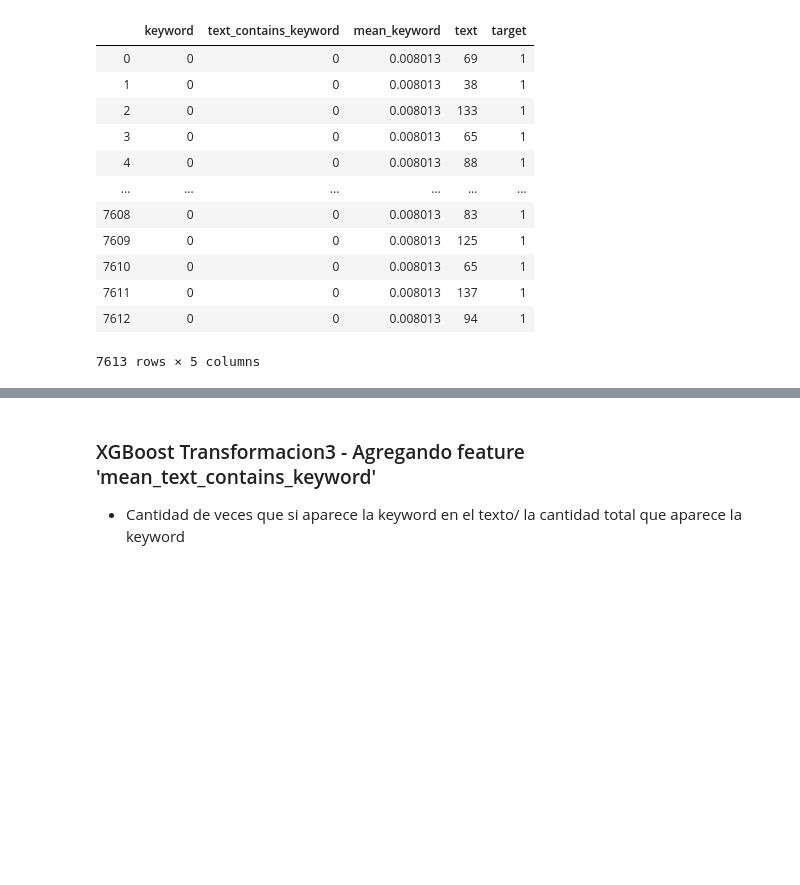
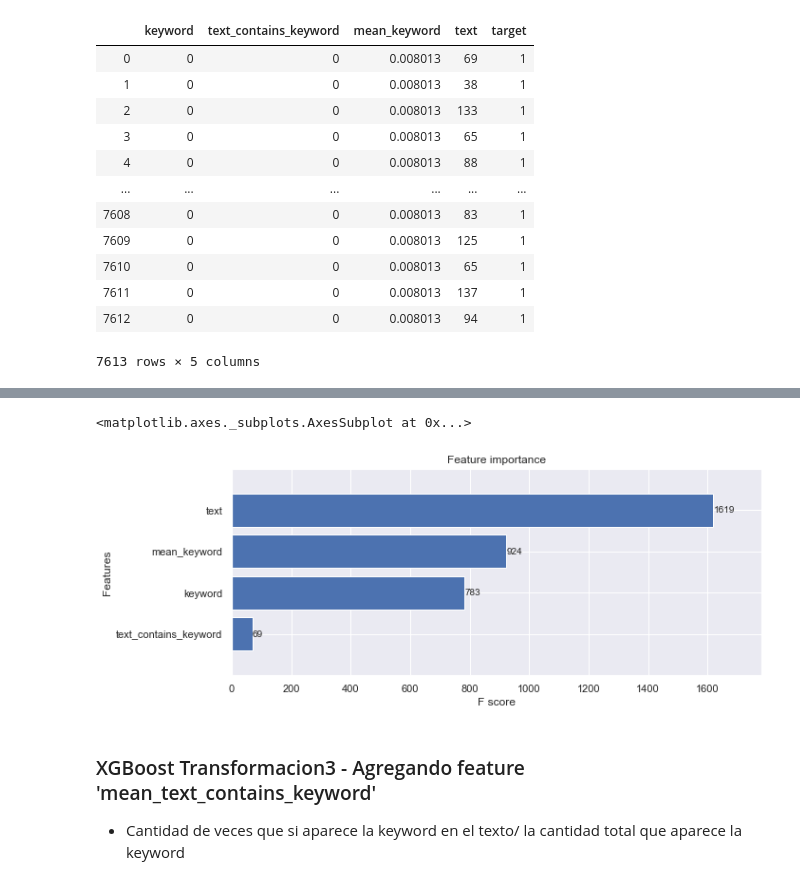
Before and after one commit to freedocx/NPLdisasterPrediction, a Jupyter notebook: Arnold/XGBoostAnalysis.ipynb, the cells around one changed output, grey strips where cells are left out. Cells and saved outputs as stored; diff of their text form; code cells hidden in the pictures; blank space fills up the shorter version.

```diff
--- a/Arnold/XGBoostAnalysis.ipynb
+++ b/Arnold/XGBoostAnalysis.ipynb
@@ -208,3 +234,9 @@ Accuracy: 66.12%
+# %%
+fig, ax = plt.subplots(figsize=(10,4))
+xgb.plot_importance(xg_reg, max_num_features=50, height=0.8, ax=ax)
+# %% [output]
+<matplotlib.axes._subplots.AxesSubplot at 0x...>
+[figure, added]
 # %% [markdown]
 ### XGBoost Transformacion3 - Agregando feature 'mean_text_contains_keyword'
 * Cantidad de veces que si aparece la keyword en el texto/ la cantidad total que aparece la keyword
```
Also changed, not shown: parts of 19 cells of this notebook.
